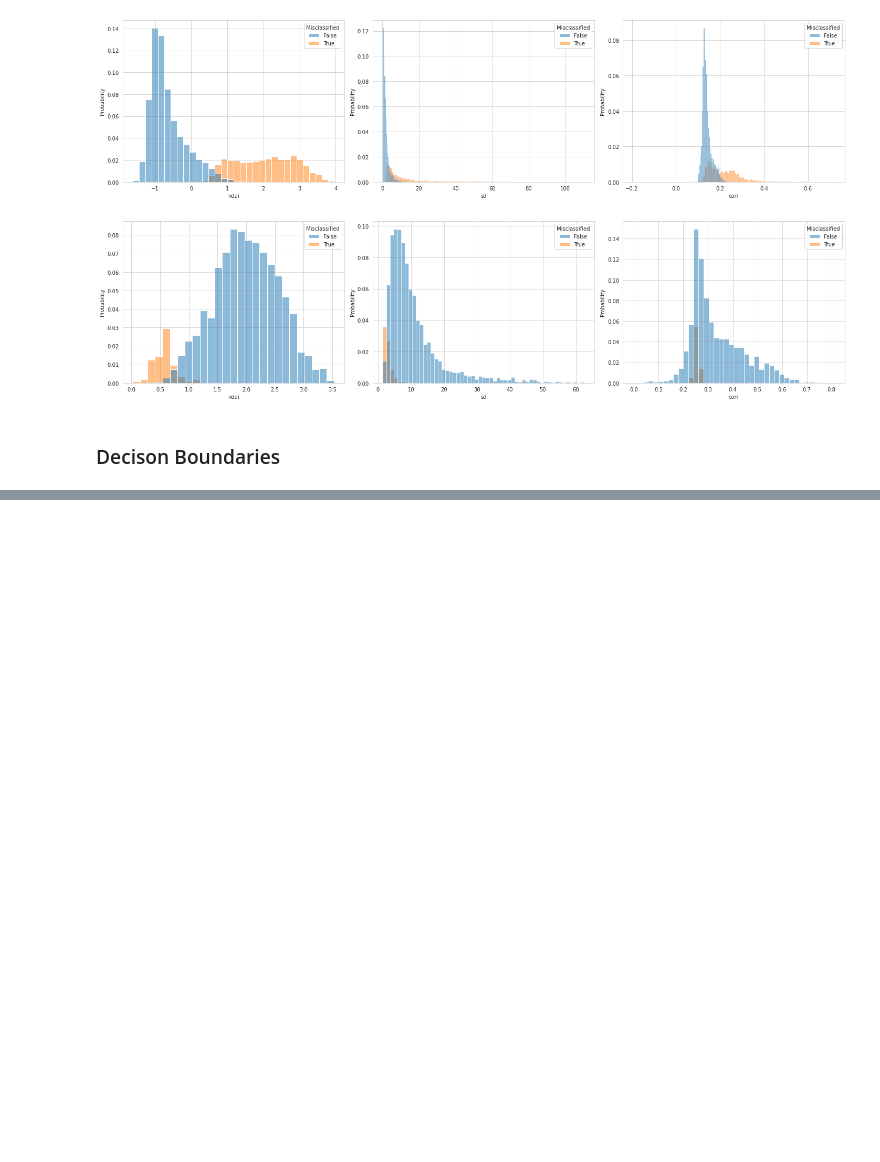
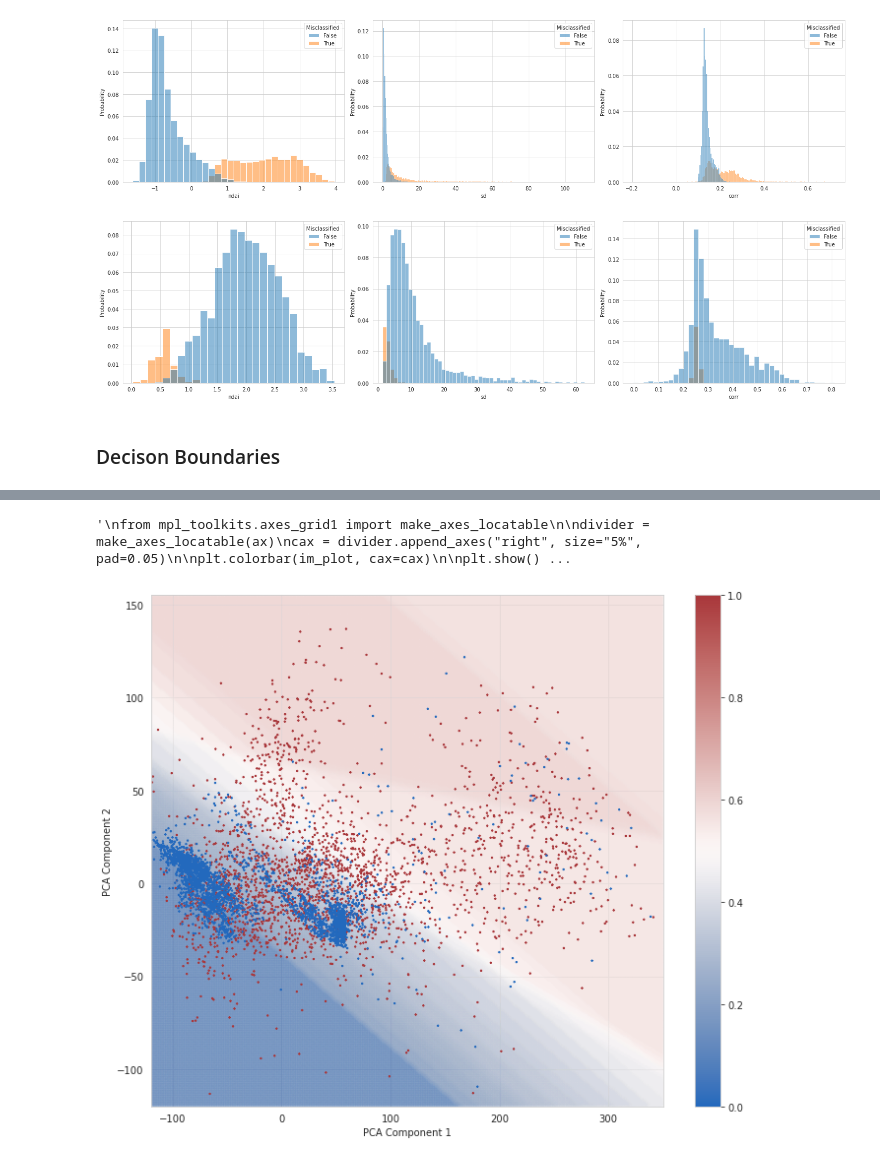
Before and after one commit to WHITSNAK/sta521_proj2, a Jupyter notebook: Section IV - Modeling.ipynb, the cells around one changed output, grey strips where cells are left out. Drawn from its saved outputs; the diff is of its cells as text; code cells hidden in the pictures; blank space fills up the shorter version.

```diff
--- a/Section IV - Modeling.ipynb
+++ b/Section IV - Modeling.ipynb
@@ -667,0 +750,69 @@ train_im
+# %%
+x_min = -120
+x_max = 350
+y_min = -120
+y_max = 155
+
+x_range = np.linspace(x_min, x_max, 300)
+y_range = np.linspace(y_min, y_max,300)
+low_dim_cands = np.array([[x0, y0] for x0 in x_range for y0 in y_range])
+
+high_dim_rep = pca.inverse_transform(low_dim_cands)
+
+# Pass high dim rep into classifier
+#low_dim_cands_labels = log_reg_analysis.predict_proba(high_dim_rep)
+low_dim_cands_labels = adaboost_analysis.predict_proba(high_dim_rep)
+
+fig, ax =plt.subplots(figsize=(10,8))
+
+
+cmap_labels = {0: 'powderblue',
+               1: 'mistyrose'}
+
+#low_dim_cands_colors =  pd.Series(low_dim_cands_labels).apply(lambda x: cmap_labels[x])
+
+"""
+ax.scatter(low_dim_cands[:,0],
+            low_dim_cands[:,1],
+            color=low_dim_cands_colors,
+            alpha=0.1)
+"""
+im_plot = ax.scatter(low_dim_cands[:,0],
+            low_dim_cands[:,1],
+            color=cmap(low_dim_cands_labels[:,1]),
+            alpha=0.1)
+
+
+ax.scatter(out[:,0],
+            out[:,1],
+            color=cmap(projected_points['label']),
+            alpha=1,
+           marker='x',s=2)
+
+ax.set_ylim([y_min, y_max])
+ax.set_xlim([x_min, x_max])
+ax.set_xlabel('PCA Component 1')
+ax.set_ylabel('PCA Component 2')
+
+from matplotlib import cm, colors
+
+fig.colorbar(cm.ScalarMappable(norm=None, cmap=cmap), ax=ax)
+
+# plt.savefig('statics/PCA_decision_surface.png')
+
+fig.tight_layout()
+fig.show()
+
+"""
+from mpl_toolkits.axes_grid1 import make_axes_locatable
+
+divider = make_axes_locatable(ax)
+cax = divider.append_axes("right", size="5%", pad=0.05)
+
+plt.colorbar(im_plot, cax=cax)
+
+plt.show()
+"""
+# %% [output]
+'\nfrom mpl_toolkits.axes_grid1 import make_axes_locatable\n\ndivider = make_axes_locatable(ax)\ncax = divider.append_axes("right", size="5%", pad=0.05)\n\nplt.colorbar(im_plot, cax=cax)\n\nplt.show() ...
+[figure, added]
```
Also changed, not shown: parts of 5 cells of this notebook, 2 other files.
